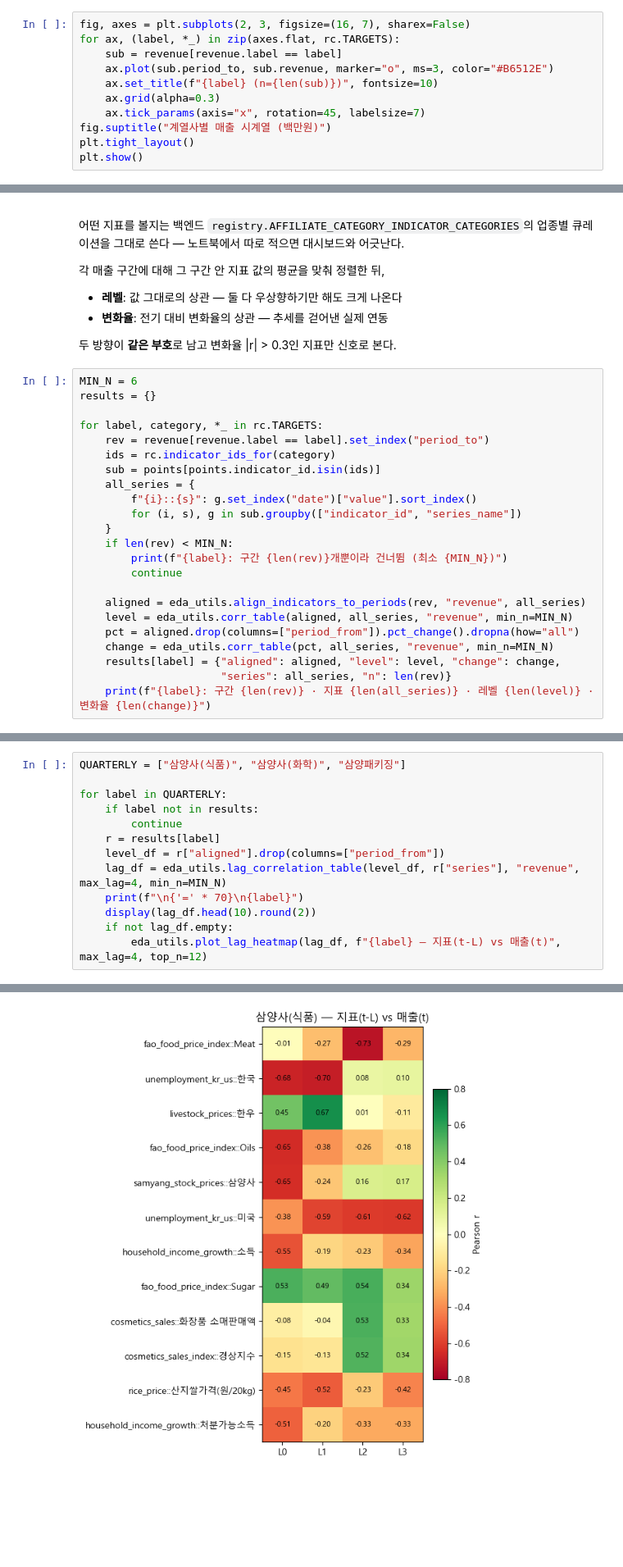
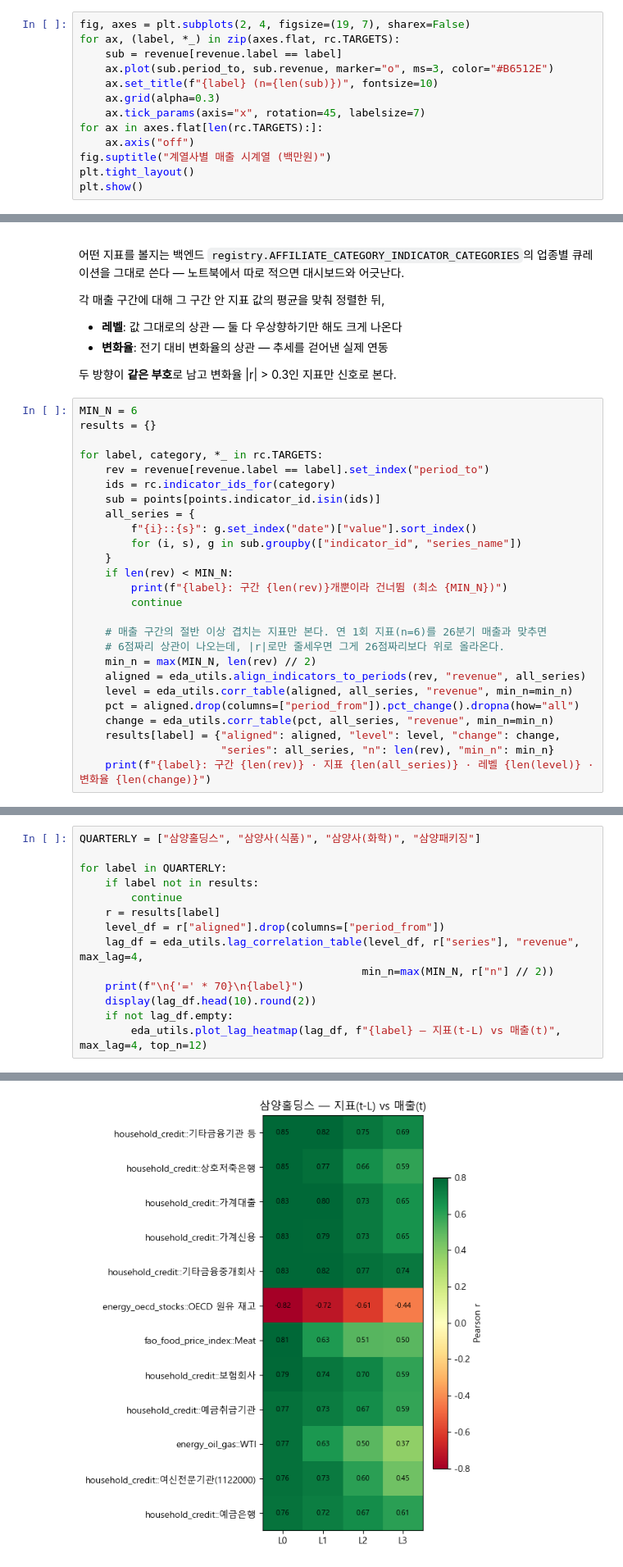
Before and after one commit to Mandu-DreamB/Food_Company_Sales, a Jupyter notebook: mandu/Eda/affiliates_correlation.ipynb, the cells around one changed output, grey strips where cells are left out. Shown at 82% size. Saved outputs shown, nothing was run; the diff lists cells and outputs as text; blank space fills up the shorter version.

```diff
--- a/mandu/Eda/affiliates_correlation.ipynb
+++ b/mandu/Eda/affiliates_correlation.ipynb
@@ -84,11 +87,13 @@ revenue.groupby("label").agg(
 # %%
-fig, axes = plt.subplots(2, 3, figsize=(16, 7), sharex=False)
+fig, axes = plt.subplots(2, 4, figsize=(19, 7), sharex=False)
 for ax, (label, *_) in zip(axes.flat, rc.TARGETS):
     sub = revenue[revenue.label == label]
     ax.plot(sub.period_to, sub.revenue, marker="o", ms=3, color="#B6512E")
     ax.set_title(f"{label} (n={len(sub)})", fontsize=10)
     ax.grid(alpha=0.3)
     ax.tick_params(axis="x", rotation=45, labelsize=7)
+for ax in axes.flat[len(rc.TARGETS):]:
+    ax.axis("off")
 fig.suptitle("계열사별 매출 시계열 (백만원)")
 plt.tight_layout()
 plt.show()
@@ -209,11 +215,14 @@ for label, category, *_ in rc.TARGETS:
         print(f"{label}: 구간 {len(rev)}개뿐이라 건너뜀 (최소 {MIN_N})")
         continue
 
+    # 매출 구간의 절반 이상 겹치는 지표만 본다. 연 1회 지표(n=6)를 26분기 매출과 맞추면
+    # 6점짜리 상관이 나오는데, |r|로만 줄세우면 그게 26점짜리보다 위로 올라온다.
+    min_n = max(MIN_N, len(rev) // 2)
     aligned = eda_utils.align_indicators_to_periods(rev, "revenue", all_series)
-    level = eda_utils.corr_table(aligned, all_series, "revenue", min_n=MIN_N)
+    level = eda_utils.corr_table(aligned, all_series, "revenue", min_n=min_n)
     pct = aligned.drop(columns=["period_from"]).pct_change().dropna(how="all")
-    change = eda_utils.corr_table(pct, all_series, "revenue", min_n=MIN_N)
+    change = eda_utils.corr_table(pct, all_series, "revenue", min_n=min_n)
     results[label] = {"aligned": aligned, "level": level, "change": change,
-                      "series": all_series, "n": len(rev)}
+                      "series": all_series, "n": len(rev), "min_n": min_n}
     print(f"{label}: 구간 {len(rev)} · 지표 {len(all_series)} · 레벨 {len(level)} · 변화율 {len(change)}")
 # %% [output]
@@ -339,14 +365,15 @@ for label in results:
 > 지표 × lag 조합을 모두 훑어 최댓값을 고르는 방식이라 **다중비교 문제**가 있다.
 > 확정된 선행지표가 아니라 가설 후보로 취급할 것.
 # %%
-QUARTERLY = ["삼양사(식품)", "삼양사(화학)", "삼양패키징"]
+QUARTERLY = ["삼양홀딩스", "삼양사(식품)", "삼양사(화학)", "삼양패키징"]
 
 for label in QUARTERLY:
     if label not in results:
         continue
     r = results[label]
     level_df = r["aligned"].drop(columns=["period_from"])
-    lag_df = eda_utils.lag_correlation_table(level_df, r["series"], "revenue", max_lag=4, min_n=MIN_N)
+    lag_df = eda_utils.lag_correlation_table(level_df, r["series"], "revenue", max_lag=4,
+                                            min_n=max(MIN_N, r["n"] // 2))
     print(f"\n{'=' * 70}\n{label}")
     display(lag_df.head(10).round(2))
     if not lag_df.empty:
@@ -368,2 +395,2 @@ for label in QUARTERLY:
-[figure, old version]
+[figure, new version]
 ======================================================================
```
Also changed, not shown: parts of 12 cells of this notebook, 32 other files.
